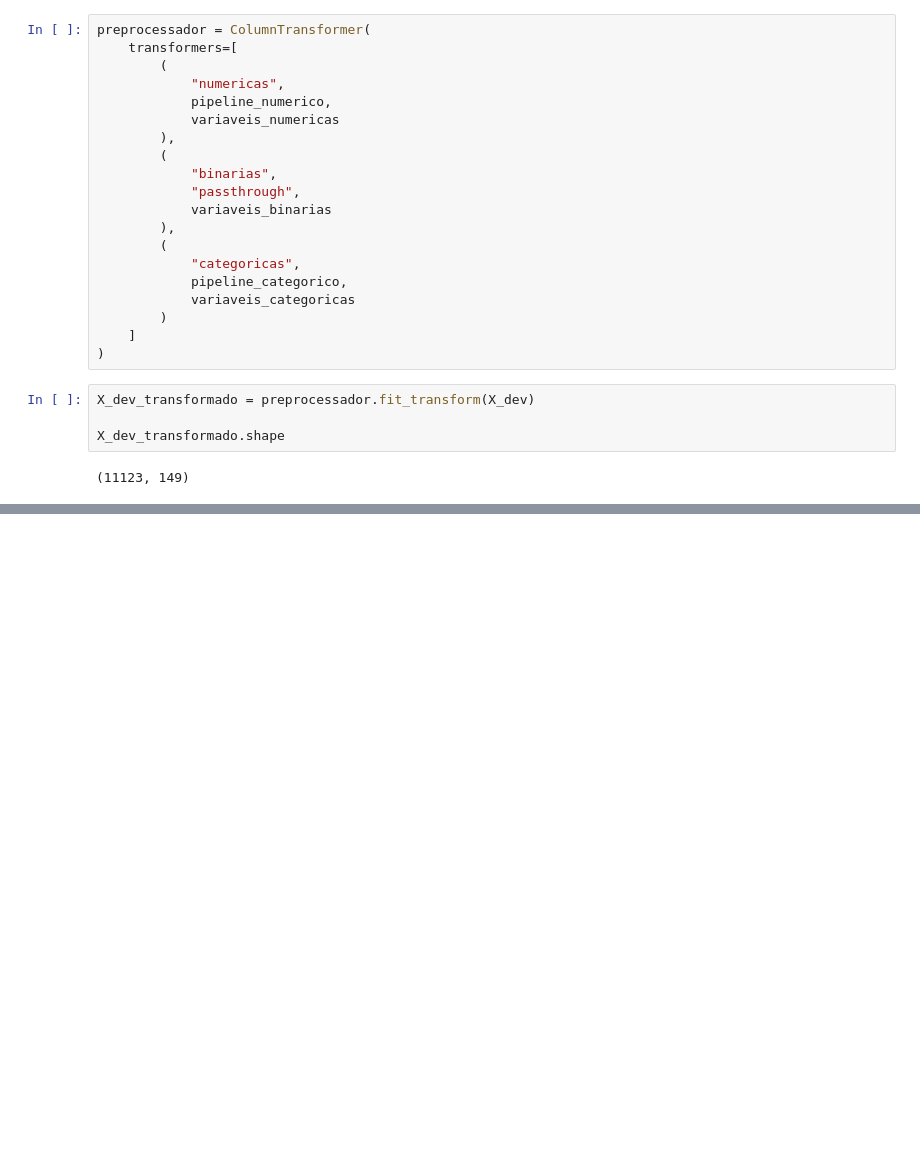
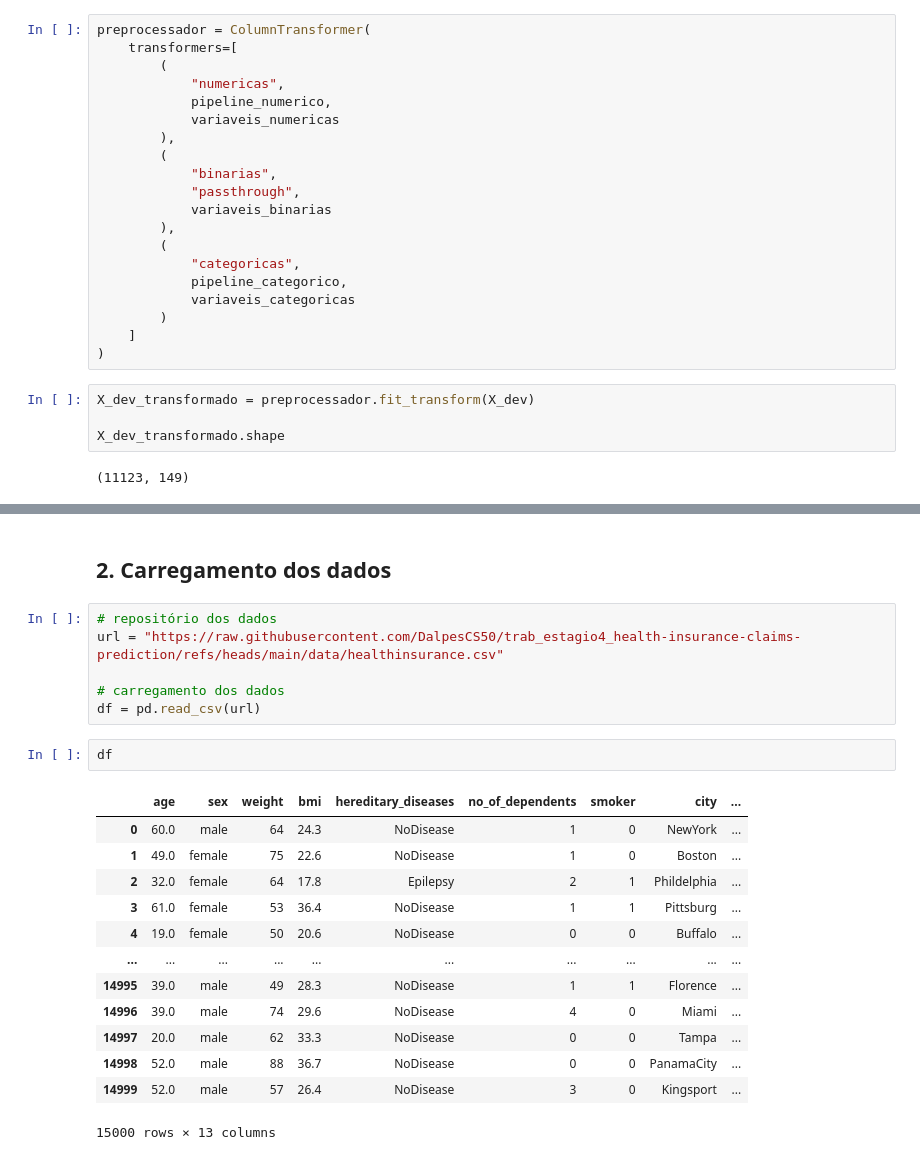
Before and after one commit to DalpesCS50/trab_estagio4_health-insurance-claims-prediction, a Jupyter notebook: notebooks/01_exploracao_inicial_health_insurance.ipynb, the cells around one changed output, grey strips where cells are left out. Cells and saved outputs as stored; diff of their text form; blank space fills up the shorter version.

```diff
--- a/notebooks/01_exploracao_inicial_health_insurance.ipynb
+++ b/notebooks/01_exploracao_inicial_health_insurance.ipynb
@@ -2235,0 +2250,24 @@ X_dev_transformado.shape
+# %% [markdown]
+## 2. Carregamento dos dados
+# %%
+# repositório dos dados
+url = "https://raw.githubusercontent.com/DalpesCS50/trab_estagio4_health-insurance-claims-prediction/refs/heads/main/data/healthinsurance.csv"
+
+# carregamento dos dados
+df = pd.read_csv(url)
+# %%
+df
+# %% [output]
+|  | age | sex | weight | bmi | hereditary_diseases | no_of_dependents | smoker | city | ... |
+| 0 | 60.0 | male | 64 | 24.3 | NoDisease | 1 | 0 | NewYork | ... |
+| 1 | 49.0 | female | 75 | 22.6 | NoDisease | 1 | 0 | Boston | ... |
+| 2 | 32.0 | female | 64 | 17.8 | Epilepsy | 2 | 1 | Phildelphia | ... |
+| 3 | 61.0 | female | 53 | 36.4 | NoDisease | 1 | 1 | Pittsburg | ... |
+| 4 | 19.0 | female | 50 | 20.6 | NoDisease | 0 | 0 | Buffalo | ... |
+| ... | ... | ... | ... | ... | ... | ... | ... | ... | ... |
+| 14995 | 39.0 | male | 49 | 28.3 | NoDisease | 1 | 1 | Florence | ... |
+| 14996 | 39.0 | male | 74 | 29.6 | NoDisease | 4 | 0 | Miami | ... |
+| 14997 | 20.0 | male | 62 | 33.3 | NoDisease | 0 | 0 | Tampa | ... |
+| 14998 | 52.0 | male | 88 | 36.7 | NoDisease | 0 | 0 | PanamaCity | ... |
+| 14999 | 52.0 | male | 57 | 26.4 | NoDisease | 3 | 0 | Kingsport | ... |
+15000 rows × 13 columns
```
Also changed, not shown: parts of 12 cells of this notebook.
